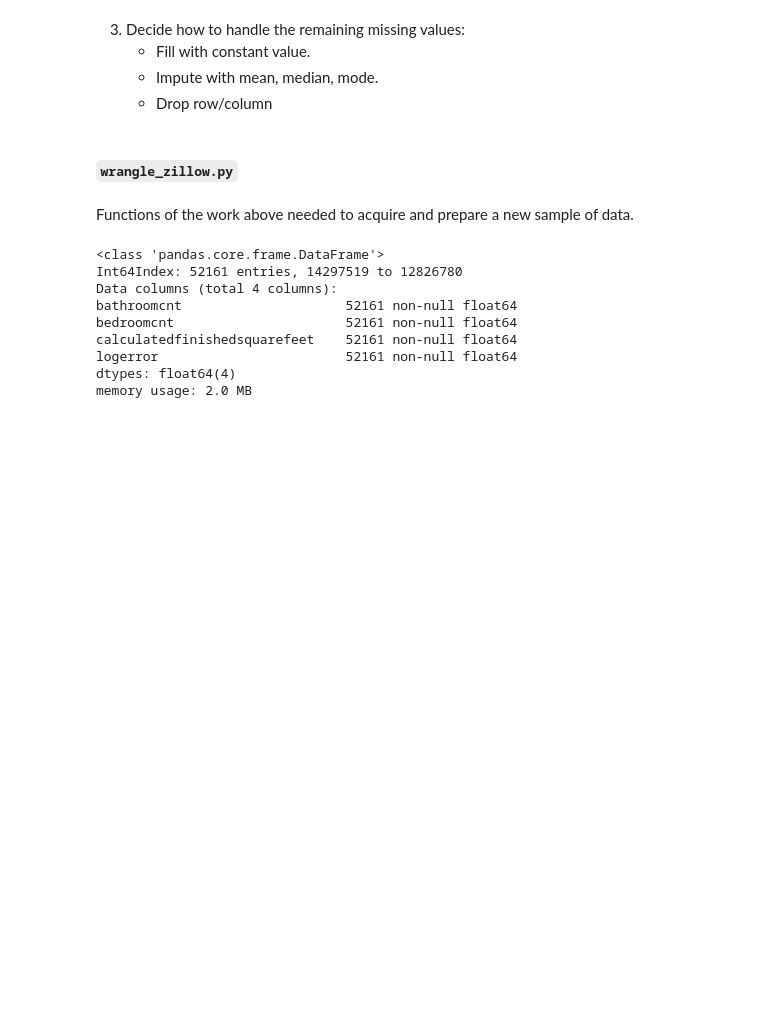
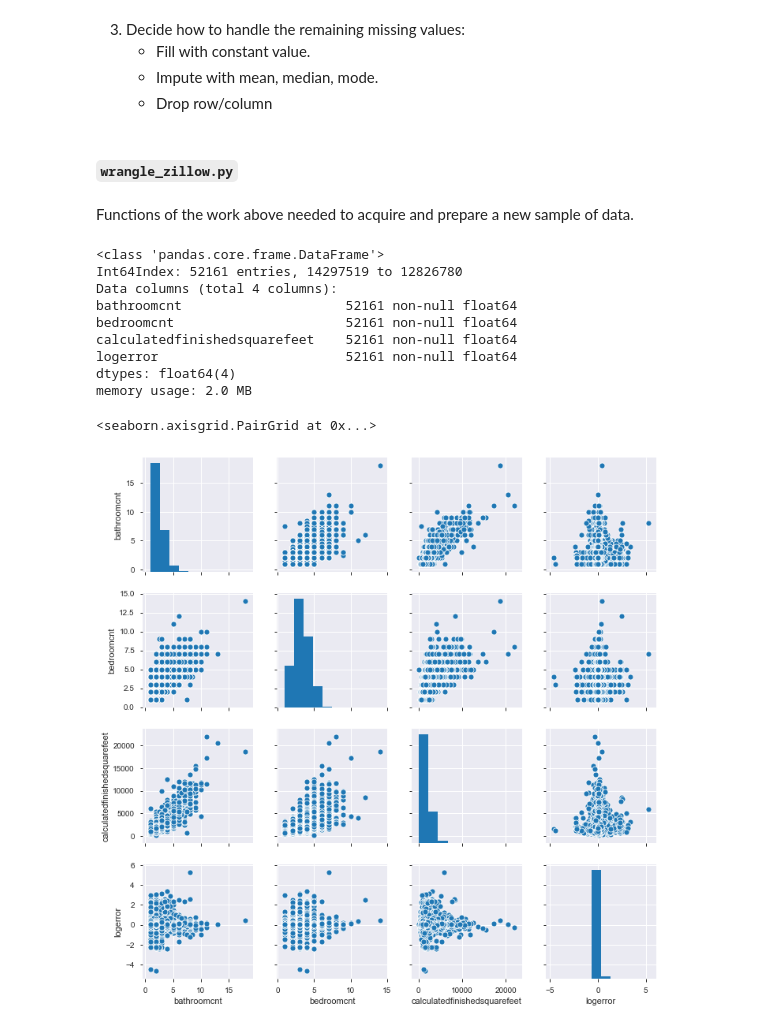
Before and after one commit to BayesEliaSantos/Bayes_P04_Zillow, a Jupyter notebook: kworking.ipynb, the cells around one changed output. Cells and saved outputs as stored; diff of their text form; code cells hidden in the pictures; blank space fills up the shorter version.

```diff
--- a/kworking.ipynb
+++ b/kworking.ipynb
@@ -349,3 +350,8 @@ calculatedfinishedsquarefeet    52161 non-null float64
 logerror                        52161 non-null float64
 dtypes: float64(4)
 memory usage: 2.0 MB
+# %%
+sns.pairplot(df)
+# %% [output]
+<seaborn.axisgrid.PairGrid at 0x...>
+[figure, added]
```
Also changed, not shown: parts of 12 cells of this notebook.
